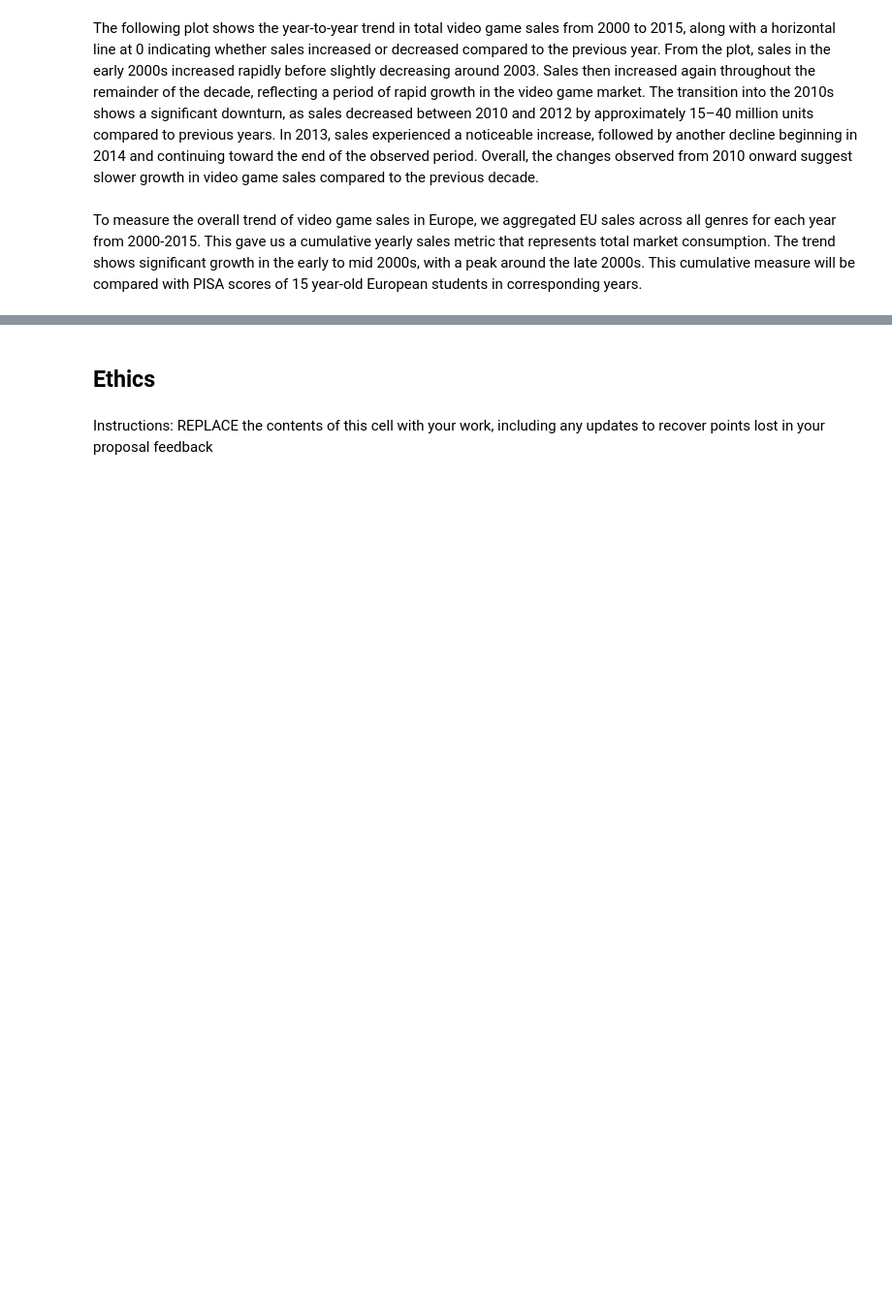
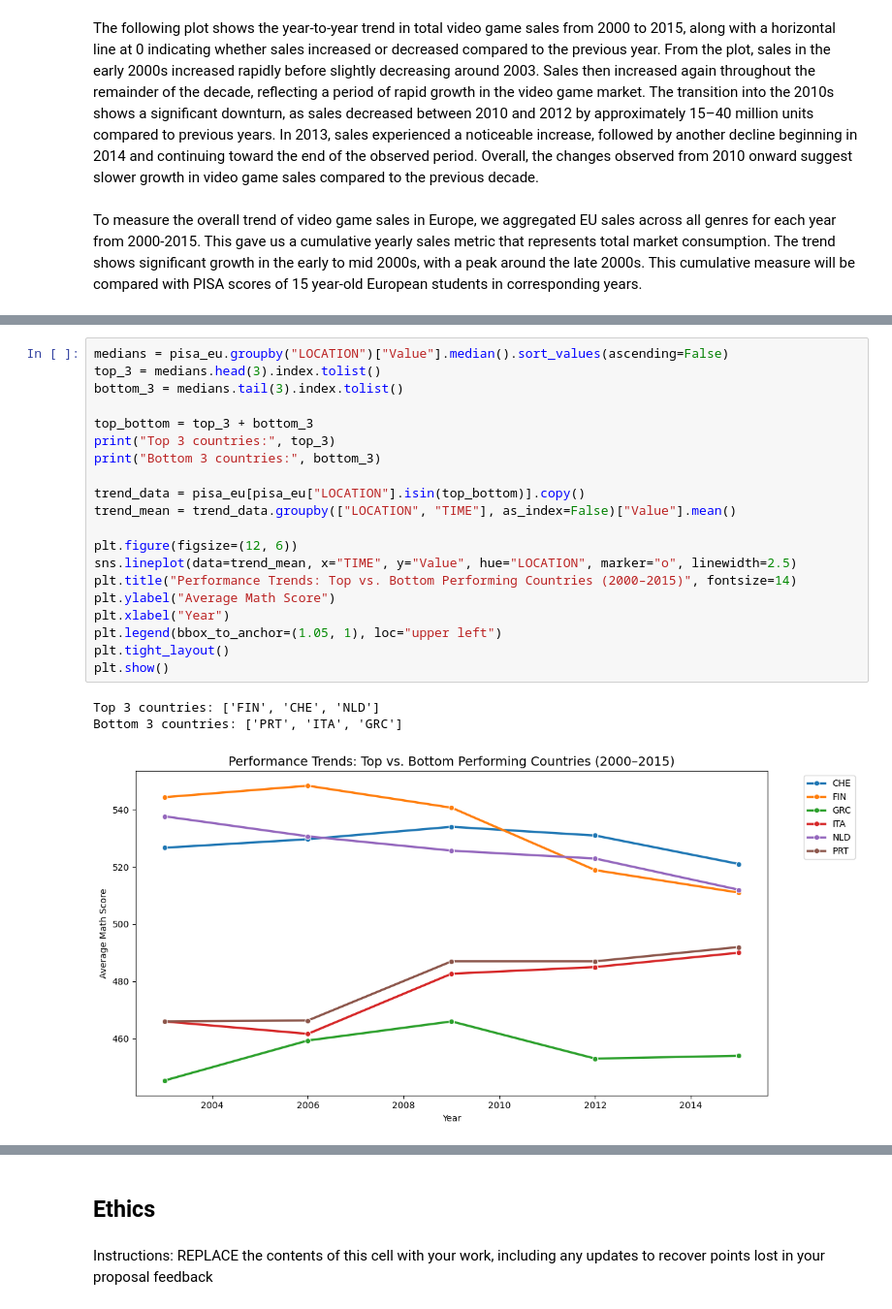
Before and after one commit to COGS108/Group037_WI26, a Jupyter notebook: 02-EDACheckpoint.ipynb, the cells around one changed output, grey strips where cells are left out. Shown at 97% size. Cells and saved outputs as stored; diff of their text form; blank space fills up the shorter version.

```diff
--- a/02-EDACheckpoint.ipynb
+++ b/02-EDACheckpoint.ipynb
@@ -443,0 +543,24 @@ Some more words and stuff.  Remember notebooks work best if you interleave the c
+# %%
+medians = pisa_eu.groupby("LOCATION")["Value"].median().sort_values(ascending=False)
+top_3 = medians.head(3).index.tolist()
+bottom_3 = medians.tail(3).index.tolist()
+
+top_bottom = top_3 + bottom_3
+print("Top 3 countries:", top_3)
+print("Bottom 3 countries:", bottom_3)
+
+trend_data = pisa_eu[pisa_eu["LOCATION"].isin(top_bottom)].copy()
+trend_mean = trend_data.groupby(["LOCATION", "TIME"], as_index=False)["Value"].mean()
+
+plt.figure(figsize=(12, 6))
+sns.lineplot(data=trend_mean, x="TIME", y="Value", hue="LOCATION", marker="o", linewidth=2.5)
+plt.title("Performance Trends: Top vs. Bottom Performing Countries (2000–2015)", fontsize=14)
+plt.ylabel("Average Math Score")
+plt.xlabel("Year")
+plt.legend(bbox_to_anchor=(1.05, 1), loc="upper left")
+plt.tight_layout()
+plt.show()
+# %% [output]
+Top 3 countries: ['FIN', 'CHE', 'NLD']
+Bottom 3 countries: ['PRT', 'ITA', 'GRC']
+[figure, added]
```
Also changed, not shown: parts of 13 cells of this notebook.
